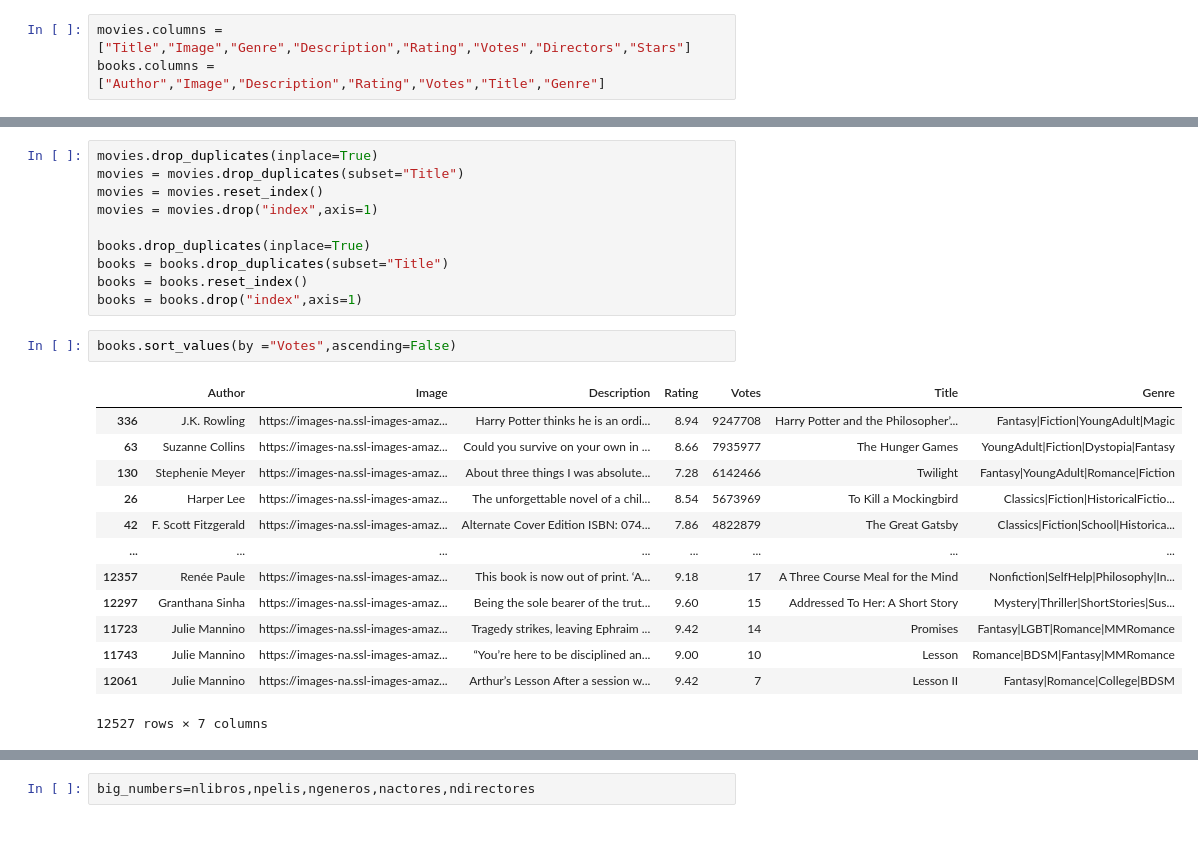
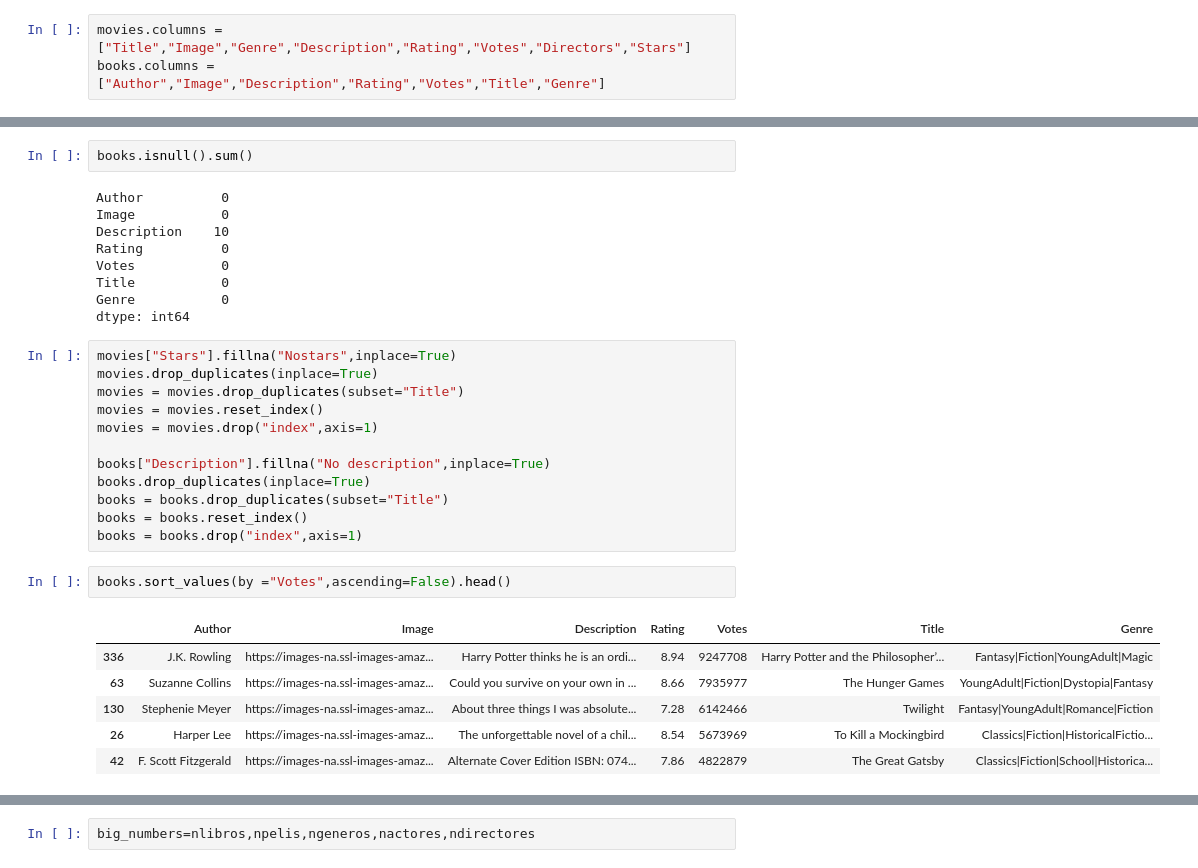
Before and after one commit to Slivered/Book_Recomendation_, a Jupyter notebook: Notebooks/EDA.ipynb, the cells around one changed output, grey strips where cells are left out. Cells and saved outputs as stored; diff of their text form; blank space fills up the shorter version.

```diff
--- a/Notebooks/EDA.ipynb
+++ b/Notebooks/EDA.ipynb
@@ -15,27 +22,33 @@ movies.head(1)
+# %%
+books.isnull().sum()
+# %% [output]
+Author          0
+Image           0
+Description    10
+Rating          0
+Votes           0
+Title           0
+Genre           0
+dtype: int64
 # %%
+movies["Stars"].fillna("Nostars",inplace=True)
 movies.drop_duplicates(inplace=True)
 movies = movies.drop_duplicates(subset="Title")
 movies = movies.reset_index()
 movies = movies.drop("index",axis=1)
 
+books["Description"].fillna("No description",inplace=True)
 books.drop_duplicates(inplace=True)
 books = books.drop_duplicates(subset="Title")
 books = books.reset_index()
 books = books.drop("index",axis=1)
 # %%
-books.sort_values(by ="Votes",ascending=False)
+books.sort_values(by ="Votes",ascending=False).head()
 # %% [output]
 |  | Author | Image | Description | Rating | Votes | Title | Genre |
 | 336 | J.K. Rowling | https://images-na.ssl-images-amaz... | Harry Potter thinks he is an ordi... | 8.94 | 9247708 | Harry Potter and the Philosopher’... | Fantasy|Fiction|YoungAdult|Magic |
 | 63 | Suzanne Collins | https://images-na.ssl-images-amaz... | Could you survive on your own in ... | 8.66 | 7935977 | The Hunger Games | YoungAdult|Fiction|Dystopia|Fantasy |
 | 130 | Stephenie Meyer | https://images-na.ssl-images-amaz... | About three things I was absolute... | 7.28 | 6142466 | Twilight | Fantasy|YoungAdult|Romance|Fiction |
 | 26 | Harper Lee | https://images-na.ssl-images-amaz... | The unforgettable novel of a chil... | 8.54 | 5673969 | To Kill a Mockingbird | Classics|Fiction|HistoricalFictio... |
 | 42 | F. Scott Fitzgerald | https://images-na.ssl-images-amaz... | Alternate Cover Edition ISBN: 074... | 7.86 | 4822879 | The Great Gatsby | Classics|Fiction|School|Historica... |
-| ... | ... | ... | ... | ... | ... | ... | ... |
-| 12357 | Renée Paule | https://images-na.ssl-images-amaz... | This book is now out of print. ‘A... | 9.18 | 17 | A Three Course Meal for the Mind | Nonfiction|SelfHelp|Philosophy|In... |
-| 12297 | Granthana Sinha | https://images-na.ssl-images-amaz... | Being the sole bearer of the trut... | 9.60 | 15 | Addressed To Her: A Short Story | Mystery|Thriller|ShortStories|Sus... |
-| 11723 | Julie Mannino | https://images-na.ssl-images-amaz... | Tragedy strikes, leaving Ephraim ... | 9.42 | 14 | Promises | Fantasy|LGBT|Romance|MMRomance |
-| 11743 | Julie Mannino | https://images-na.ssl-images-amaz... | “You’re here to be disciplined an... | 9.00 | 10 | Lesson | Romance|BDSM|Fantasy|MMRomance |
-| 12061 | Julie Mannino | https://images-na.ssl-images-amaz... | Arthur’s Lesson After a session w... | 9.42 | 7 | Lesson II | Fantasy|Romance|College|BDSM |
-12527 rows × 7 columns
 # %%
```
Also changed, not shown: parts of 10 cells of this notebook, 2 other files.
